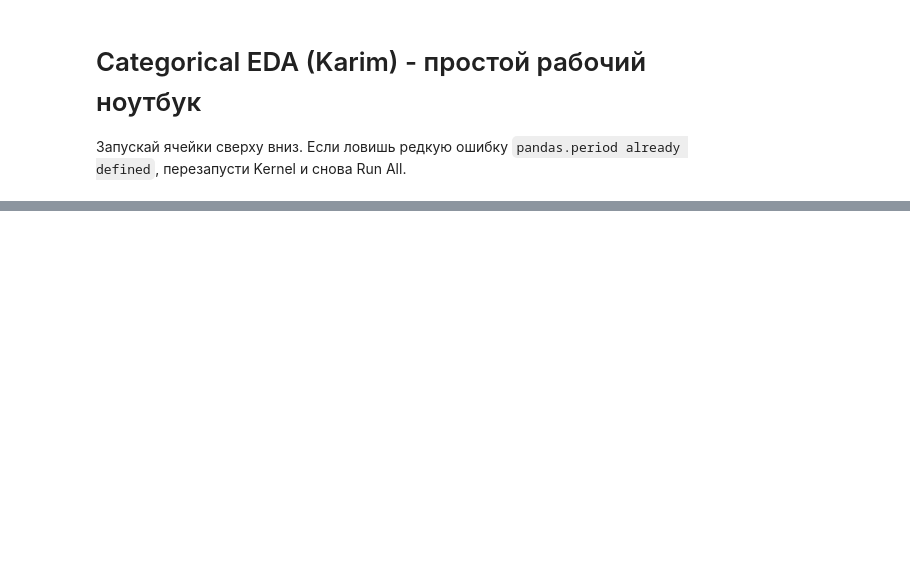
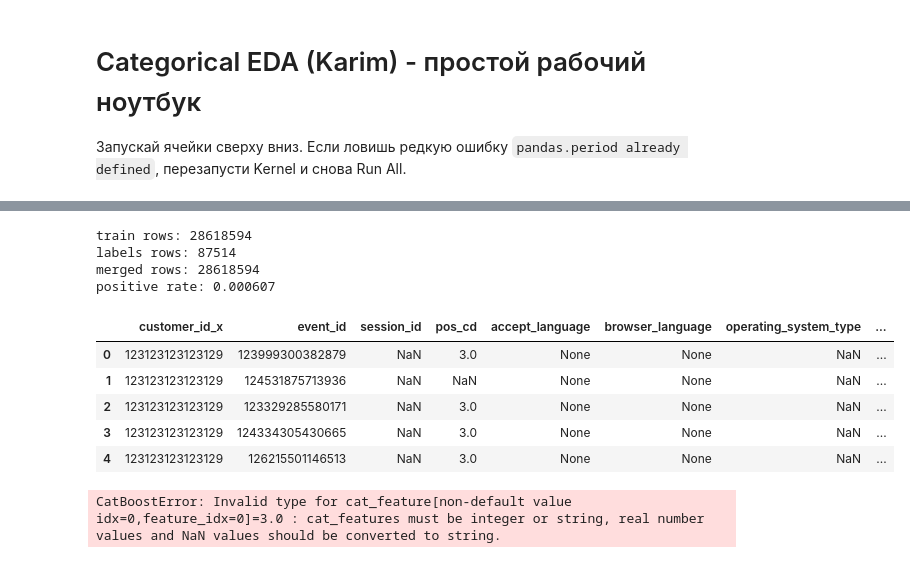
Before and after one commit to Karimkhab/data-fusion-contest, a Jupyter notebook: notebooks/karim/categorical_eda_karim.ipynb, the cells around one changed output, grey strips where cells are left out. Saved outputs shown, nothing was run; the diff lists cells and outputs as text; code cells hidden in the pictures; blank space fills up the shorter version.

```diff
--- a/notebooks/karim/categorical_eda_karim.ipynb
+++ b/notebooks/karim/categorical_eda_karim.ipynb
@@ -200,0 +302,27 @@ metrics
+# %%
+# CELL 1 — labels + merge (почему 87514 vs 28.6M)
+# 87514 — это размеченные события (red/yellow),
+# 28.6M — все события train.
+# Для антифрода делаем бинарный target: 1 = red, 0 = все остальные (в т.ч. unlabeled).
+
+df = train_df_1.merge(labels, on='event_id', how="left")
+df["target_bin"] = (df["target"] == 1).astype("int8")  # red vs all
+
+print("train rows:", len(train_df_1))
+print("labels rows:", len(labels))
+print("merged rows:", len(df))
+print("positive rate:", df["target_bin"].mean().round(6))
+# %% [output]
+train rows: 28618594
+labels rows: 87514
+merged rows: 28618594
+positive rate: 0.000607
+# %%
+df.head()
+# %% [output]
+|  | customer_id_x | event_id | session_id | pos_cd | accept_language | browser_language | operating_system_type | ... |
+| 0 | 123123123123129 | 123999300382879 | NaN | 3.0 | None | None | NaN | ... |
+| 1 | 123123123123129 | 124531875713936 | NaN | NaN | None | None | NaN | ... |
+| 2 | 123123123123129 | 123329285580171 | NaN | 3.0 | None | None | NaN | ... |
+| 3 | 123123123123129 | 124334305430665 | NaN | 3.0 | None | None | NaN | ... |
+| 4 | 123123123123129 | 126215501146513 | NaN | 3.0 | None | None | NaN | ... |
@@ -201,3 +335,31 @@ metrics
+# %%
+from catboost import CatBoostClassifier, Pool
+from sklearn.metrics import average_precision_score
+split = int(len(df) * 0.8)
+X_train, X_val = X.iloc[:split], X.iloc[split:]
+y_train, y_val = y[:split], y[split:]
+
+model = CatBoostClassifier(
+    loss_function='Logloss',
+    eval_metric='PRAUC',
+    iterations=1000,
+    depth=8,
+    learning_rate=0.05,
+    auto_class_weights='Balanced',
+    verbose=100
+)
+model.fit(X_train, y_train, cat_features=cat_cols, eval_set=(X_val, y_val), use_best_model=True)
+
+pred = model.predict_proba(X_val)[:, 1]
+print("AP:", average_precision_score(y_val, pred))
+
+fi = pd.DataFrame({
+    "feature": cat_cols,
+    "importance": model.get_feature_importance(type="FeatureImportance")
+}).sort_values("importance", ascending=False)
+display(fi)
+# %% [output]
+CatBoostError: Invalid type for cat_feature[non-default value idx=0,feature_idx=0]=3.0 : cat_features must be integer or string, real number values and NaN values should be converted to string.
 # %%
 plt.figure(figsize=(10, 6))
 sns.barplot(data=metrics.head(12), y='feature', x='mutual_info', color='#4C78A8')
```
Also changed, not shown: parts of 35 cells of this notebook.
